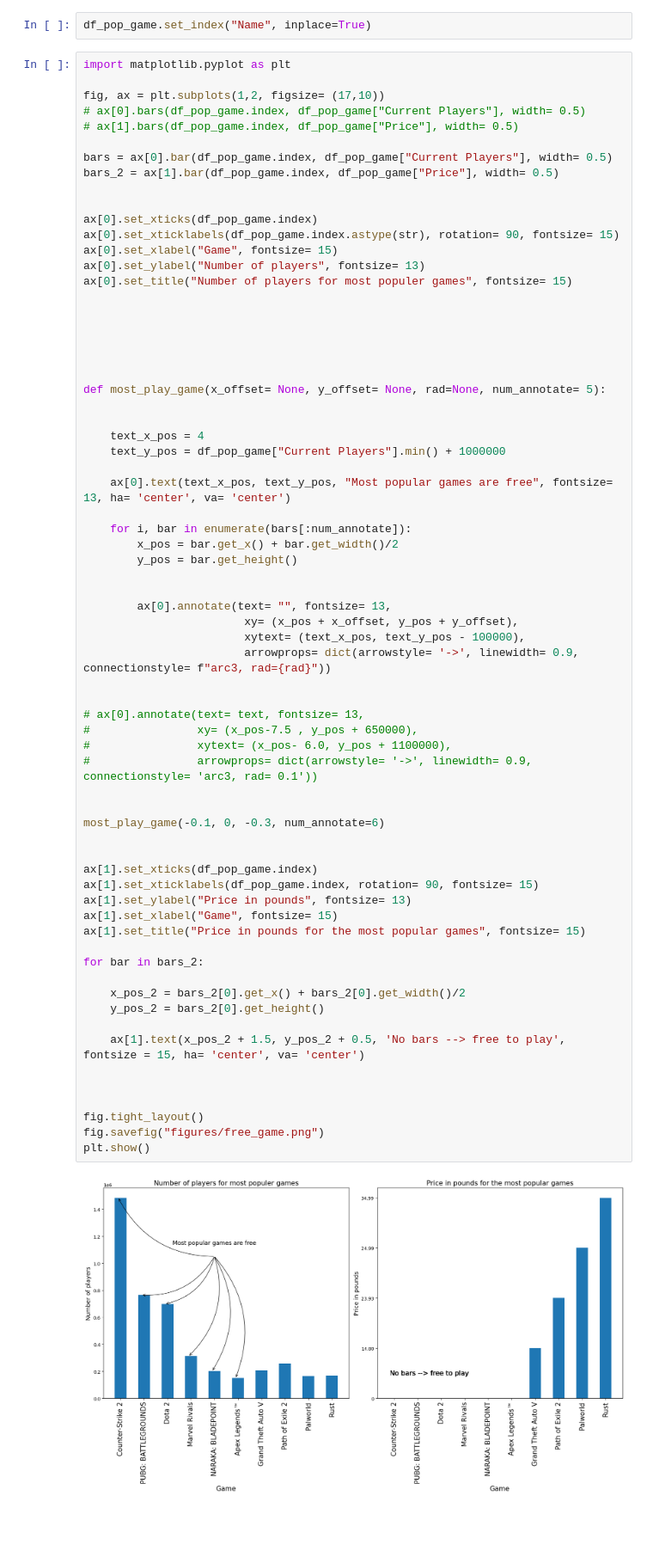
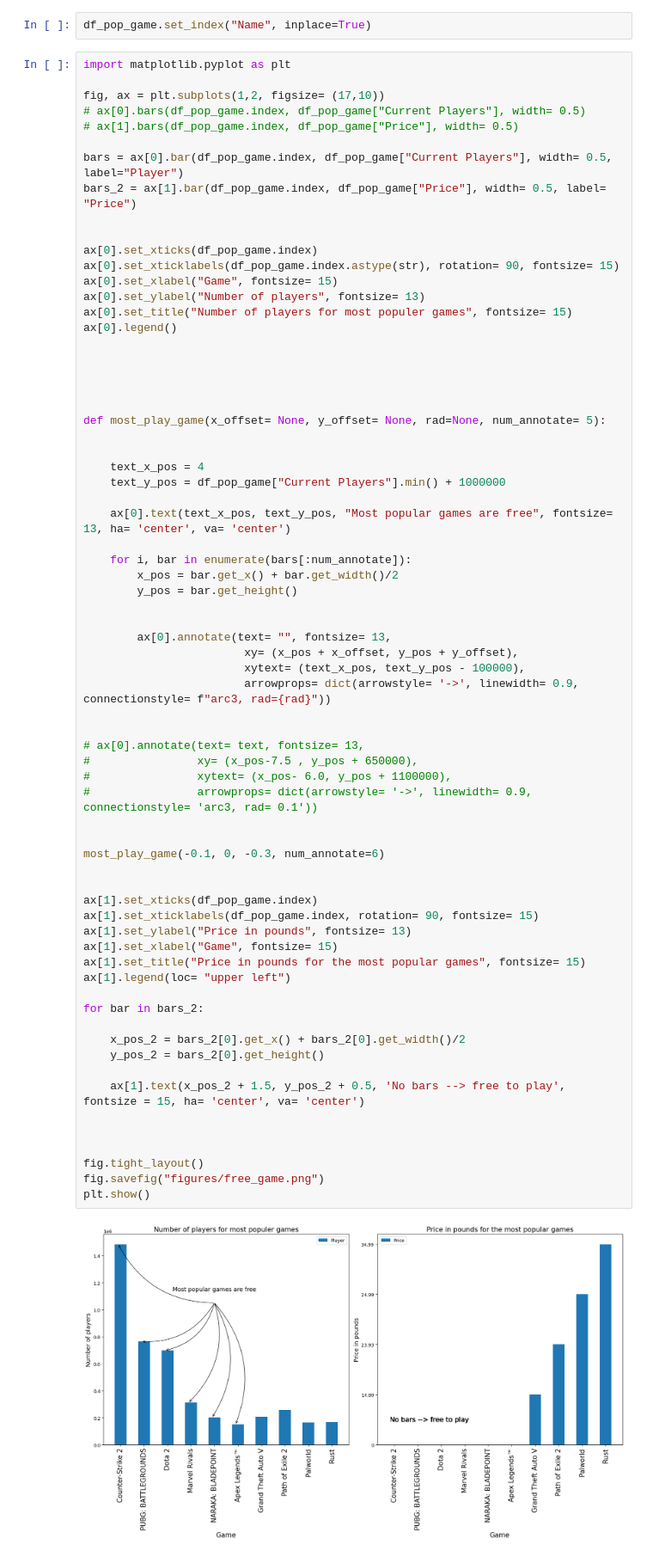
Before and after one commit to MarcusArdenstedt/data_visualization_Marcus_Ericsson_DE24, a Jupyter notebook: exercises/exercise_0/ex_1.ipynb, the cells around one changed output. Shown at 86% size. Cells and saved outputs as stored; diff of their text form; blank space fills up the shorter version.

```diff
--- a/exercises/exercise_0/ex_1.ipynb
+++ b/exercises/exercise_0/ex_1.ipynb
@@ -97,8 +97,8 @@ fig, ax = plt.subplots(1,2, figsize= (17,10))
 # ax[0].bars(df_pop_game.index, df_pop_game["Current Players"], width= 0.5)
 # ax[1].bars(df_pop_game.index, df_pop_game["Price"], width= 0.5)
 
-bars = ax[0].bar(df_pop_game.index, df_pop_game["Current Players"], width= 0.5)
-bars_2 = ax[1].bar(df_pop_game.index, df_pop_game["Price"], width= 0.5)
+bars = ax[0].bar(df_pop_game.index, df_pop_game["Current Players"], width= 0.5, label="Player")
+bars_2 = ax[1].bar(df_pop_game.index, df_pop_game["Price"], width= 0.5, label= "Price")
 
 
 ax[0].set_xticks(df_pop_game.index)
@@ -106,7 +106,7 @@ ax[0].set_xticklabels(df_pop_game.index.astype(str), rotation= 90, fontsize= 15)
 ax[0].set_xlabel("Game", fontsize= 15)
 ax[0].set_ylabel("Number of players", fontsize= 13)
 ax[0].set_title("Number of players for most populer games", fontsize= 15)
-
+ax[0].legend()
 
 
 
@@ -132,31 +132,32 @@ def most_play_game(x_offset= None, y_offset= None, rad=None, num_annotate= 5):
 
 
 # ax[0].annotate(text= text, fontsize= 13,
 #                xy= (x_pos-7.5 , y_pos + 650000),
 #                xytext= (x_pos- 6.0, y_pos + 1100000),
 #                arrowprops= dict(arrowstyle= '->', linewidth= 0.9, connectionstyle= 'arc3, rad= 0.1'))
 
 
 most_play_game(-0.1, 0, -0.3, num_annotate=6)
 
 
 ax[1].set_xticks(df_pop_game.index)
 ax[1].set_xticklabels(df_pop_game.index, rotation= 90, fontsize= 15)
 ax[1].set_ylabel("Price in pounds", fontsize= 13)
 ax[1].set_xlabel("Game", fontsize= 15)
 ax[1].set_title("Price in pounds for the most popular games", fontsize= 15)
+ax[1].legend(loc= "upper left")
 
 for bar in bars_2:
 
     x_pos_2 = bars_2[0].get_x() + bars_2[0].get_width()/2
     y_pos_2 = bars_2[0].get_height()
 
     ax[1].text(x_pos_2 + 1.5, y_pos_2 + 0.5, 'No bars --> free to play', fontsize = 15, ha= 'center', va= 'center')
 
 
 
 fig.tight_layout()
 fig.savefig("figures/free_game.png")
 plt.show()
 # %% [output]
-[figure, old version]
+[figure, new version]
```
Also changed, not shown: parts of 10 cells of this notebook, 14 other files.
